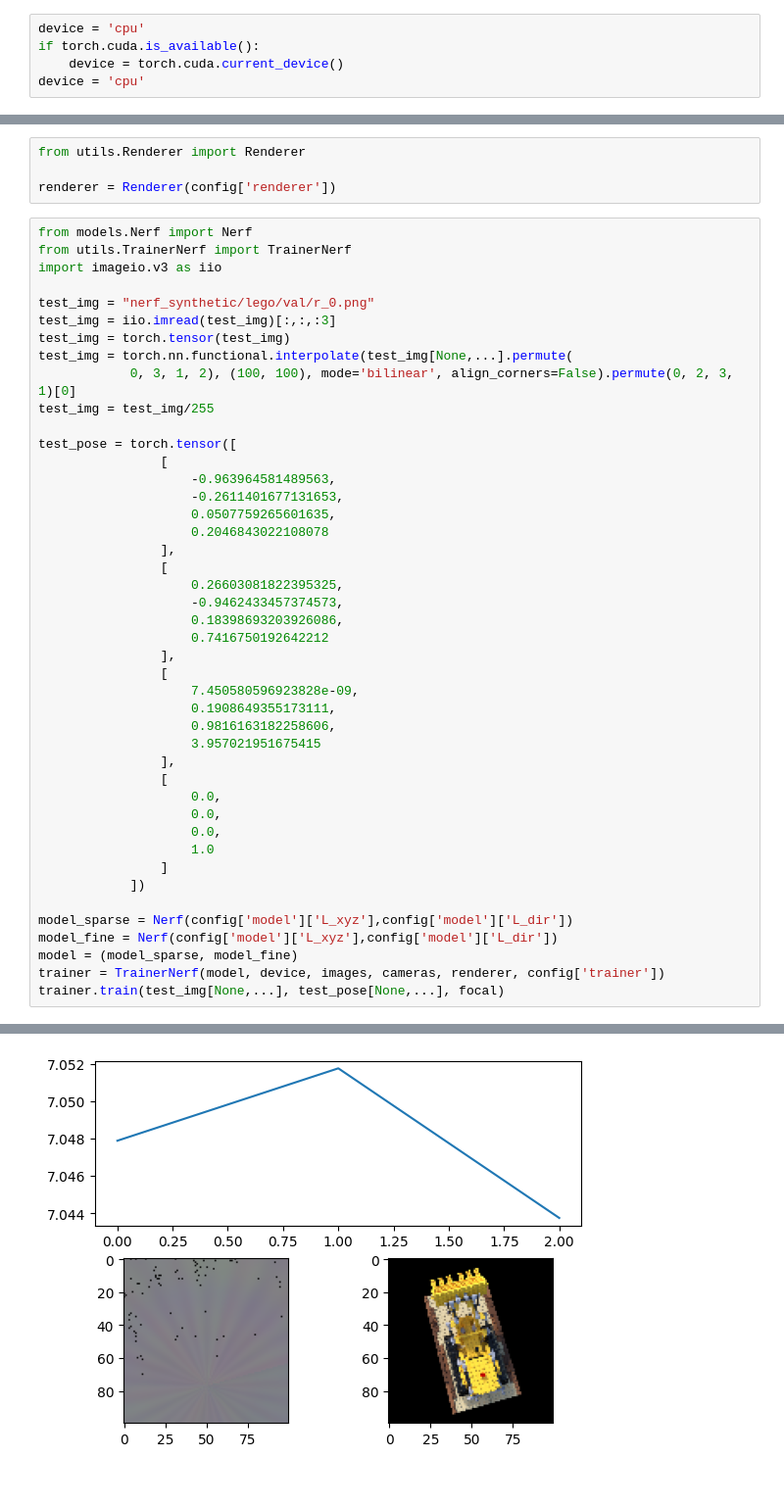
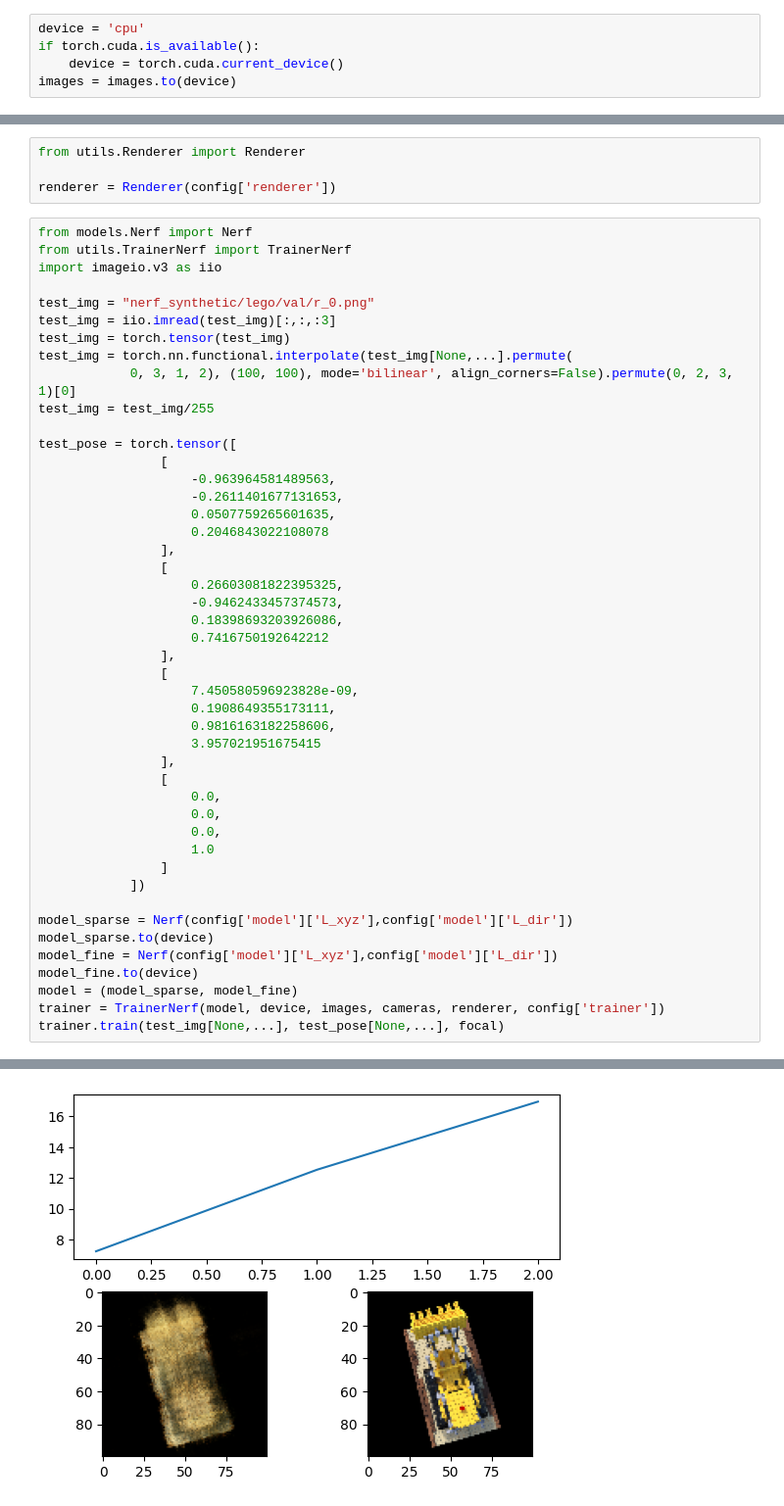
Before and after one commit to Igzi/NeRF-from-scratch, a Jupyter notebook: nerf.ipynb, the cells around one changed output, grey strips where cells are left out. Shown at 98% size. Cells and saved outputs as stored; diff of their text form.

```diff
--- a/nerf.ipynb
+++ b/nerf.ipynb
@@ -19,7 +19,7 @@ images, poses, focal = data_loader.getDataset('train')
 device = 'cpu'
 if torch.cuda.is_available():
     device = torch.cuda.current_device()
-device = 'cpu'
+images = images.to(device)
 # %%
 from utils.Camera import Camera
 
@@ -72,7 +72,9 @@ test_pose = torch.tensor([
             ])
 
 model_sparse = Nerf(config['model']['L_xyz'],config['model']['L_dir'])
+model_sparse.to(device)
 model_fine = Nerf(config['model']['L_xyz'],config['model']['L_dir'])
+model_fine.to(device)
 model = (model_sparse, model_fine)
 trainer = TrainerNerf(model, device, images, cameras, renderer, config['trainer'])
 trainer.train(test_img[None,...], test_pose[None,...], focal)
@@ -95,2 +97,2 @@ Test PSNR: 7.043739318847656
 torch.Size([10000, 3])
-[figure, old version]
+[figure, new version]
```
Also changed, not shown: parts of 1 cell of this notebook, 4 other files.
